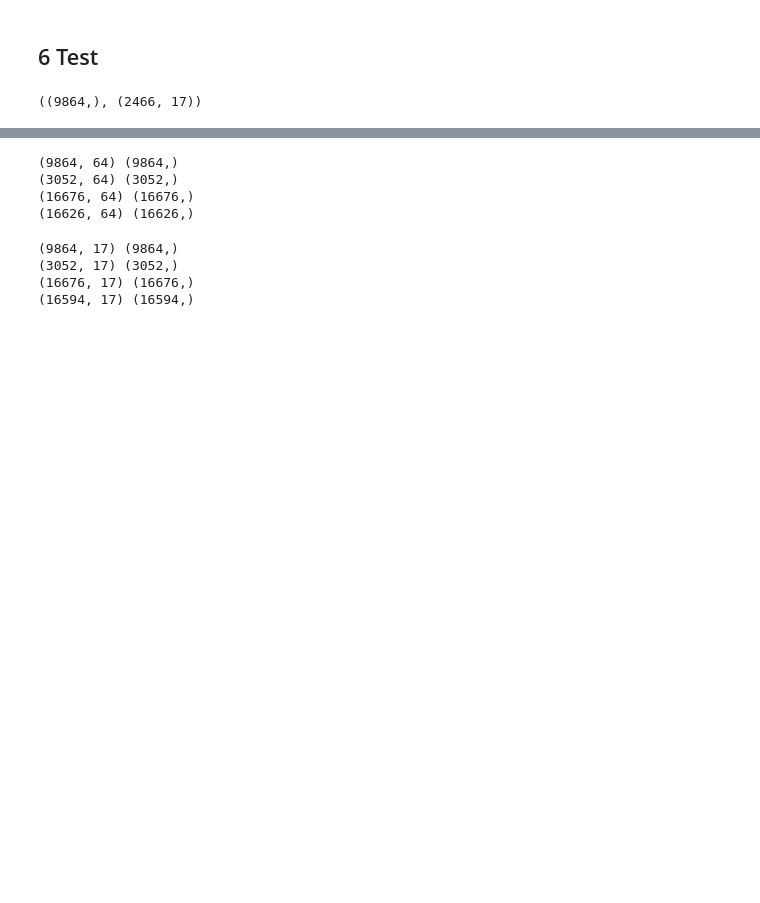
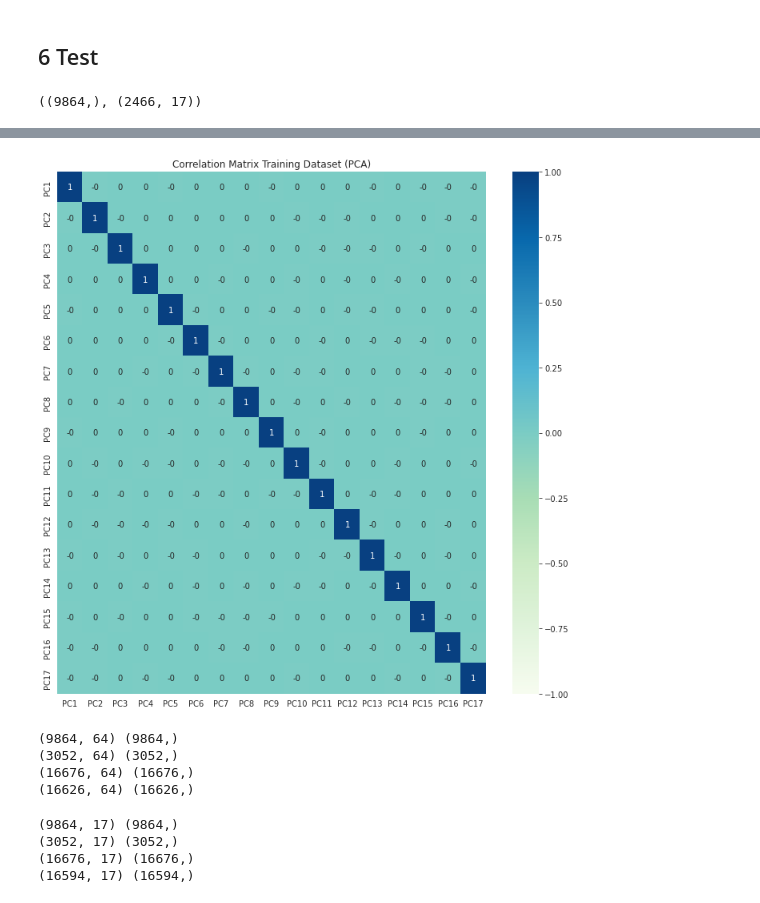
Before and after one commit to andrerubeis/andrerubeis, a Jupyter notebook: final_final_project_MML2.ipynb, the cells around one changed output, grey strips where cells are left out. Saved outputs shown, nothing was run; the diff lists cells and outputs as text; code cells hidden in the pictures; blank space fills up the shorter version.

```diff
--- a/final_final_project_MML2.ipynb
+++ b/final_final_project_MML2.ipynb
@@ -1041,3 +1054,13 @@ y_train.shape, X_test_pca.shape
+# %%
+#%% PCA CORRELATION MATRIX
+
+matrix = X_train_pca.corr()
+fig, ax = plt.subplots(figsize=(12,12))
+sns.heatmap(matrix, annot=True, ax=ax, vmin=-1, vmax=1,center=0, fmt='.0f',cmap='GnBu')
+plt.title("Correlation Matrix Training Dataset (PCA)")
+plt.show()
+# %% [output]
+[figure, added]
 # %%
 #fitting the resampling methods to the whole training dataset (all 10 folds)
 sm = SMOTE(random_state = seed)
```
Also changed, not shown: parts of 48 cells of this notebook.
